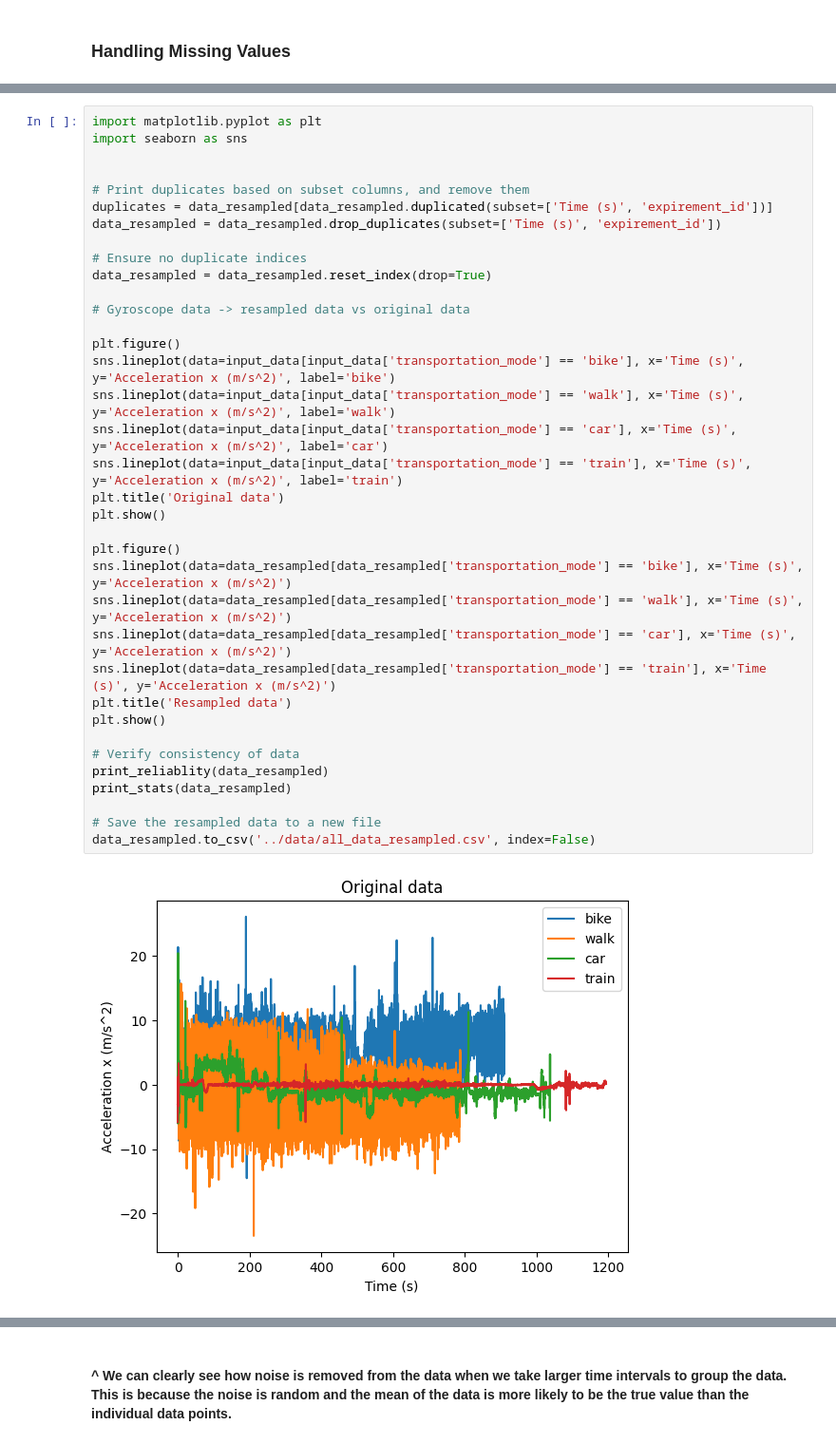
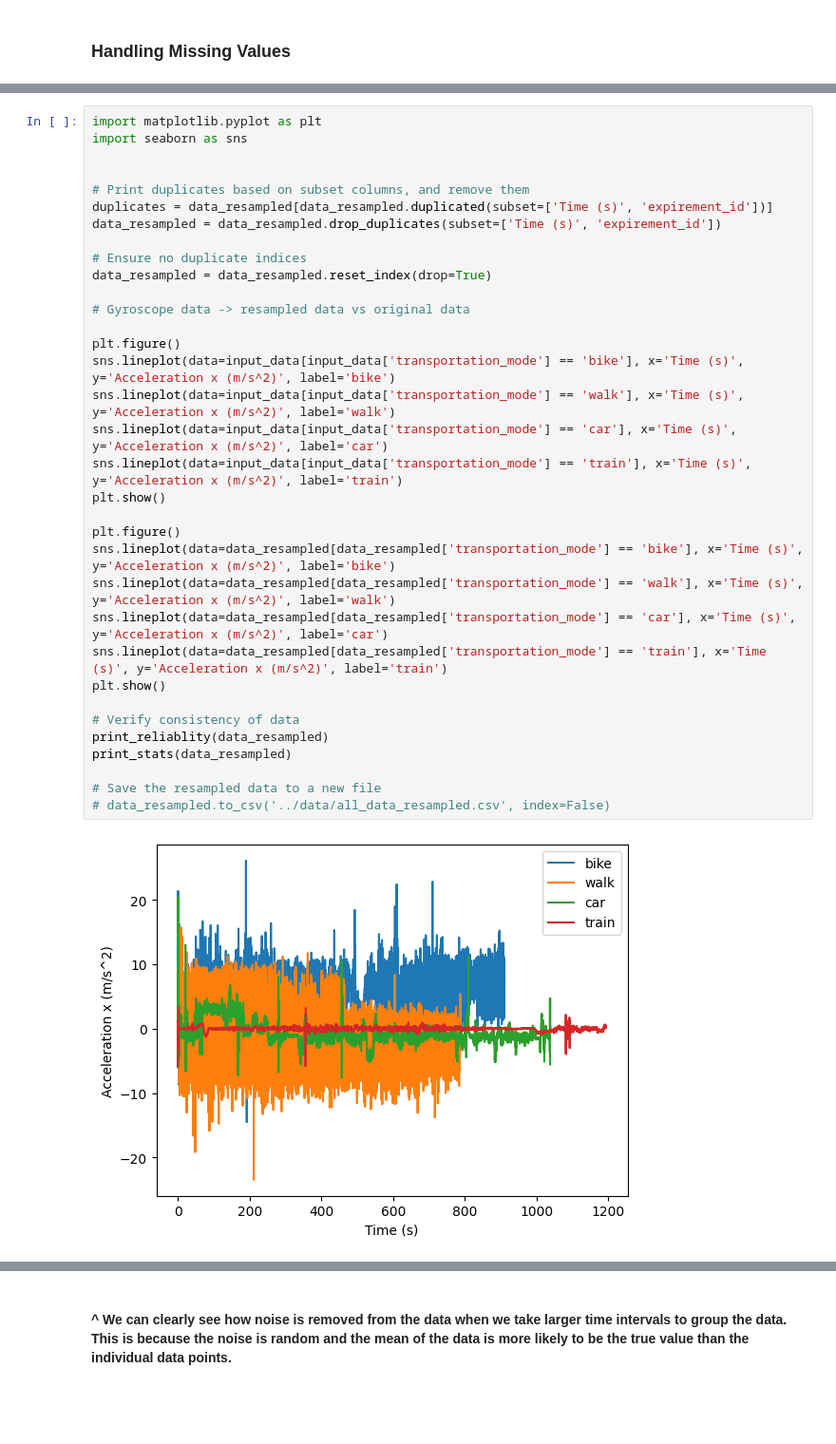
Before and after one commit to BluntKatana/transportation-mode-classifier, a Jupyter notebook: notebooks/data_cleaning.ipynb, the cells around one changed output, grey strips where cells are left out. Shown at 95% size. Cells and saved outputs as stored; diff of their text form; blank space fills up the shorter version.

Commit message:
feat: update data with imputing missing values

```diff
--- a/notebooks/data_cleaning.ipynb
+++ b/notebooks/data_cleaning.ipynb
@@ -138,38 +142,36 @@ Expirement ID: 377912.0
 # %%
 import matplotlib.pyplot as plt
 import seaborn as sns
 
 
 # Print duplicates based on subset columns, and remove them
 duplicates = data_resampled[data_resampled.duplicated(subset=['Time (s)', 'expirement_id'])]
 data_resampled = data_resampled.drop_duplicates(subset=['Time (s)', 'expirement_id'])
 
 # Ensure no duplicate indices
 data_resampled = data_resampled.reset_index(drop=True)
 
 # Gyroscope data -> resampled data vs original data
 
 plt.figure()
 sns.lineplot(data=input_data[input_data['transportation_mode'] == 'bike'], x='Time (s)', y='Acceleration x (m/s^2)', label='bike')
 sns.lineplot(data=input_data[input_data['transportation_mode'] == 'walk'], x='Time (s)', y='Acceleration x (m/s^2)', label='walk')
 sns.lineplot(data=input_data[input_data['transportation_mode'] == 'car'], x='Time (s)', y='Acceleration x (m/s^2)', label='car')
 sns.lineplot(data=input_data[input_data['transportation_mode'] == 'train'], x='Time (s)', y='Acceleration x (m/s^2)', label='train')
-plt.title('Original data')
 plt.show()
 
 plt.figure()
-sns.lineplot(data=data_resampled[data_resampled['transportation_mode'] == 'bike'], x='Time (s)', y='Acceleration x (m/s^2)')
-sns.lineplot(data=data_resampled[data_resampled['transportation_mode'] == 'walk'], x='Time (s)', y='Acceleration x (m/s^2)')
-sns.lineplot(data=data_resampled[data_resampled['transportation_mode'] == 'car'], x='Time (s)', y='Acceleration x (m/s^2)')
-sns.lineplot(data=data_resampled[data_resampled['transportation_mode'] == 'train'], x='Time (s)', y='Acceleration x (m/s^2)')
-plt.title('Resampled data')
+sns.lineplot(data=data_resampled[data_resampled['transportation_mode'] == 'bike'], x='Time (s)', y='Acceleration x (m/s^2)', label='bike')
+sns.lineplot(data=data_resampled[data_resampled['transportation_mode'] == 'walk'], x='Time (s)', y='Acceleration x (m/s^2)', label='walk')
+sns.lineplot(data=data_resampled[data_resampled['transportation_mode'] == 'car'], x='Time (s)', y='Acceleration x (m/s^2)', label='car')
+sns.lineplot(data=data_resampled[data_resampled['transportation_mode'] == 'train'], x='Time (s)', y='Acceleration x (m/s^2)', label='train')
 plt.show()
 
 # Verify consistency of data
 print_reliablity(data_resampled)
 print_stats(data_resampled)
 
 # Save the resampled data to a new file
-data_resampled.to_csv('../data/all_data_resampled.csv', index=False)
+# data_resampled.to_csv('../data/all_data_resampled.csv', index=False)
 # %% [output]
-[figure, old version]
+[figure, new version]
```
Also changed, not shown: parts of 9 cells of this notebook, 7 other files.
